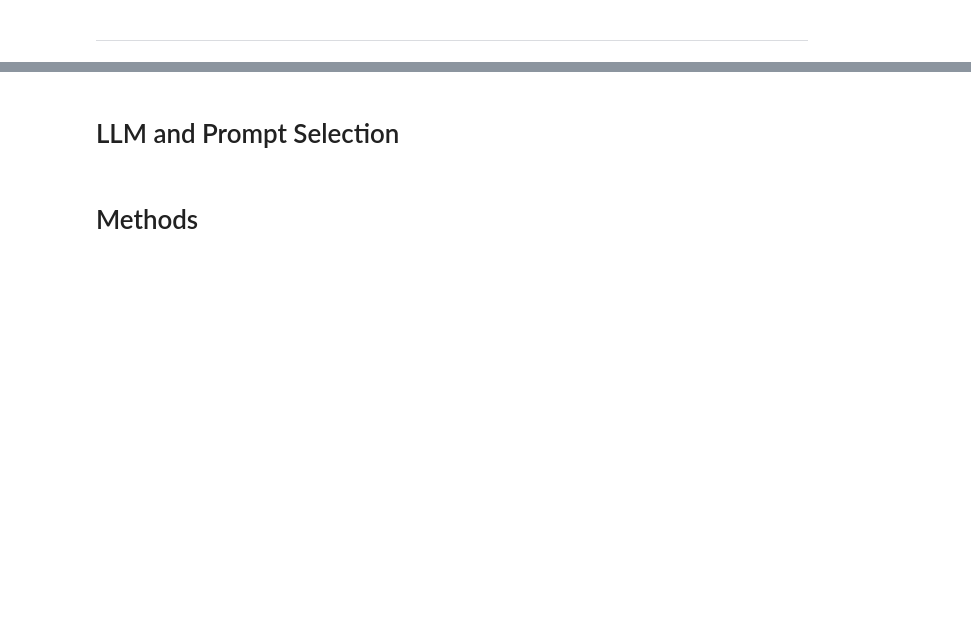
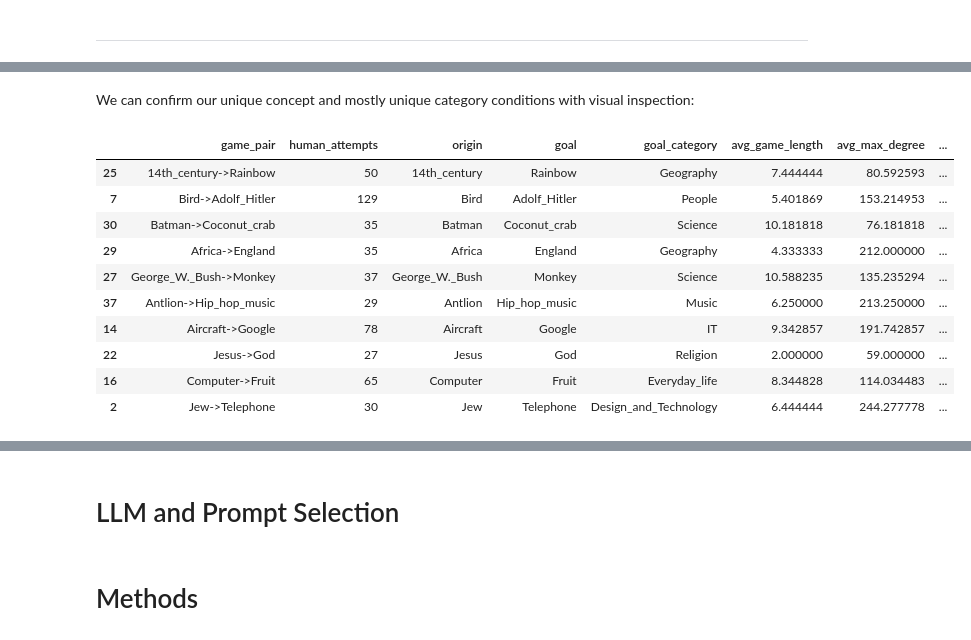
Before and after one commit to epfl-ada/ada-2023-project-klech, a Jupyter notebook: analysis.ipynb, the cells around one changed output, grey strips where cells are left out. Drawn from its saved outputs; the diff is of its cells as text; code cells hidden in the pictures; blank space fills up the shorter version.

```diff
--- a/analysis.ipynb
+++ b/analysis.ipynb
@@ -12,0 +236,36 @@
+# %%
+# Standardize quantitative variables
+quant_vars = ['avg_game_length', 'avg_max_degree', 'share_backtrack_occurred']
+quant_vars_new = ['avg_game_length_stdiz', 'avg_max_degree_stdiz', 'share_backtrack_occurred_stdiz']
+game_pair_cands_cats_oth[quant_vars_new] = (game_pair_cands_cats_oth[quant_vars] - game_pair_cands_cats_oth[quant_vars].mean()) / game_pair_cands_cats_oth[quant_vars].std()
+
+# Select subset!
+def find_10_pairs_for_llm():
+    seed = 5
+    sample = "none"
+    running_se_sum = 0
+    failed_to_update = 0
+    while failed_to_update < 500:
+        seed += 1
+        tmp_sample = game_pair_cands_cats_oth.sample(n=10, random_state=seed)
+        # confirm pages only appear once as origin or goal
+        if len(set(pd.concat([tmp_sample['origin'], tmp_sample['goal']]))) != 20:
+            pass
+        # confirm categories only appear once or twice among goal
+        elif tmp_sample['goal_category'].value_counts().max() > 2:
+            pass
+        # allow final set to update if quantitative var standard error sum is higher
+        else:
+            sample_se_sum = tmp_sample['avg_game_length_stdiz'].var() + tmp_sample['avg_max_degree_stdiz'].var() + tmp_sample['share_backtrack_occurred_stdiz'].var()
+            if sample_se_sum > running_se_sum:
+                print('new sample')
+                sample = tmp_sample
+                running_se_sum = sample_se_sum
+                failed_to_update = 0
+            else:
+                failed_to_update += 1
+    return sample
+final_pairs = find_10_pairs_for_llm()
+
+final_pairs.to_csv("dependencies/game_pairs_for_LLM.csv")
+display(final_pairs['game_pair'])
@@ -12,0 +291,16 @@
+# %% [markdown]
+We can confirm our unique concept and mostly unique category conditions with visual inspection:
+# %%
+display(final_pairs)
+# %% [output]
+|  | game_pair | human_attempts | origin | goal | goal_category | avg_game_length | avg_max_degree | ... |
+| 25 | 14th_century->Rainbow | 50 | 14th_century | Rainbow | Geography | 7.444444 | 80.592593 | ... |
+| 7 | Bird->Adolf_Hitler | 129 | Bird | Adolf_Hitler | People | 5.401869 | 153.214953 | ... |
+| 30 | Batman->Coconut_crab | 35 | Batman | Coconut_crab | Science | 10.181818 | 76.181818 | ... |
+| 29 | Africa->England | 35 | Africa | England | Geography | 4.333333 | 212.000000 | ... |
+| 27 | George_W._Bush->Monkey | 37 | George_W._Bush | Monkey | Science | 10.588235 | 135.235294 | ... |
+| 37 | Antlion->Hip_hop_music | 29 | Antlion | Hip_hop_music | Music | 6.250000 | 213.250000 | ... |
+| 14 | Aircraft->Google | 78 | Aircraft | Google | IT | 9.342857 | 191.742857 | ... |
+| 22 | Jesus->God | 27 | Jesus | God | Religion | 2.000000 | 59.000000 | ... |
+| 16 | Computer->Fruit | 65 | Computer | Fruit | Everyday_life | 8.344828 | 114.034483 | ... |
+| 2 | Jew->Telephone | 30 | Jew | Telephone | Design_and_Technology | 6.444444 | 244.277778 | ... |
```
Also changed, not shown: parts of 37 cells of this notebook, 3 other files.
